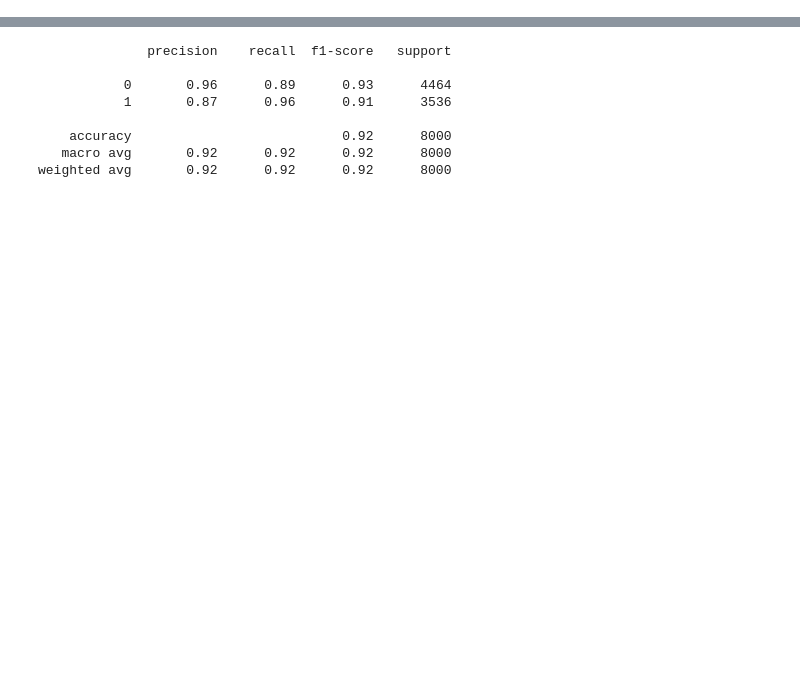
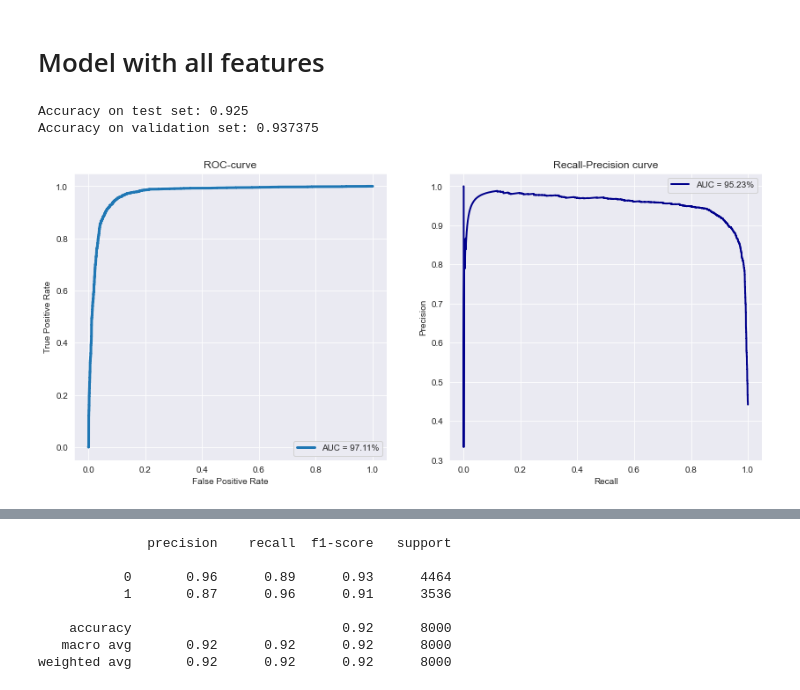
Before and after one commit to nataliyakholodna/paraphrase_det, a Jupyter notebook: evaluate.ipynb, the cells around one changed output, grey strips where cells are left out. Saved outputs shown, nothing was run; the diff lists cells and outputs as text; code cells hidden in the pictures; blank space fills up the shorter version.

```diff
--- a/evaluate.ipynb
+++ b/evaluate.ipynb
@@ -232,0 +95,32 @@ sns.heatmap(abs(X_test.corr()), annot=True, xticklabels=feature_names, yticklabe
+# %%
+def roc_auc(y, y_probabilities):
+    fig, (ax1, ax2) = plt.subplots(1, 2, figsize=(14, 6))
+
+    fpr, tpr, thr_roc = roc_curve(y, y_probabilities)
+    auc_roc = auc(fpr, tpr)
+
+    precision, recall, thr_pr = precision_recall_curve(y, y_probabilities)
+    auc_pr = auc(recall, precision)
+
+    ax1.plot(fpr, tpr,
+             label=f'AUC = {auc_roc*100:.2f}%',
+             linewidth=3)
+
+    ax2.plot(recall, precision,
+             label=f'AUC = {auc_pr*100:.2f}%',
+             linewidth=2, color='darkblue')
+
+
+    ax1.set_xlabel('False Positive Rate')
+    ax1.set_ylabel('True Positive Rate')
+    ax1.set_title('ROC-curve')
+    ax1.legend()
+    ax1.grid(visible=True)
+
+    ax2.legend()
+    ax2.set_xlabel('Recall')
+    ax2.set_ylabel('Precision')
+    ax2.set_title('Recall-Precision curve')
+    ax2.grid(visible=True)
+
+    plt.show()
@@ -232,0 +148,11 @@ sns.heatmap(abs(X_test.corr()), annot=True, xticklabels=feature_names, yticklabe
+# %% [markdown]
+# Model with all features
+# %%
+all_columns_model = ModelLR([*features.values()])
+# %% [output]
+Accuracy on test set: 0.925
+Accuracy on validation set: 0.937375
+# %%
+roc_auc(y_test, all_columns_model.y_proba_test)
+# %% [output]
+[figure, added]
```
Also changed, not shown: parts of 62 cells of this notebook.
